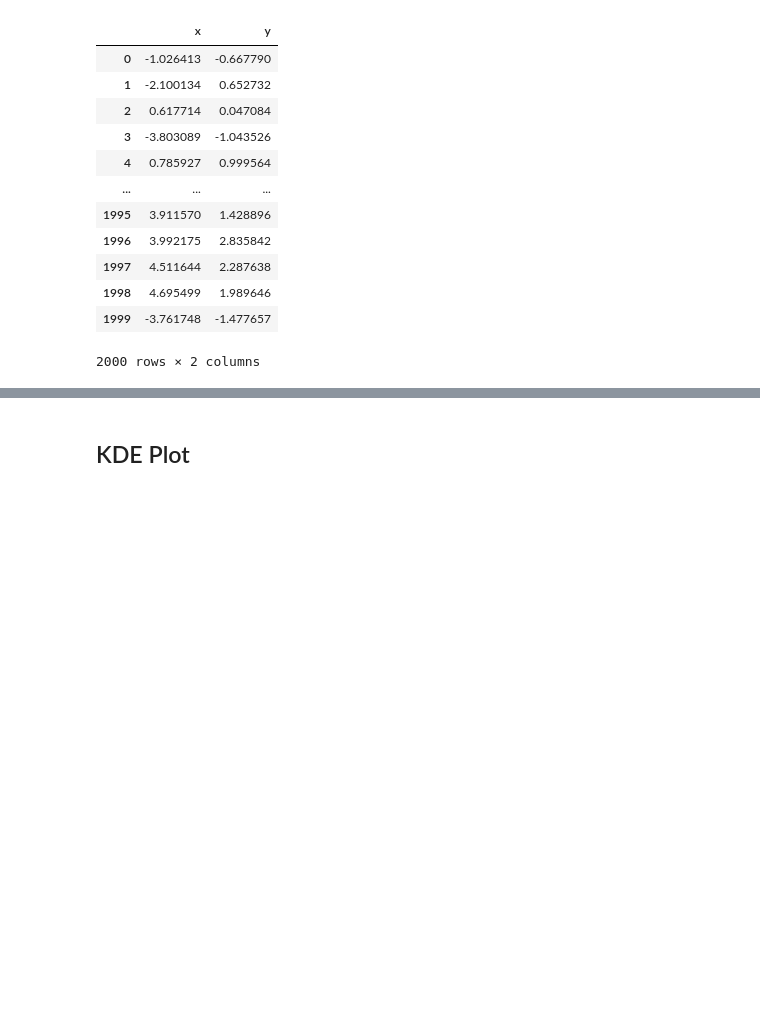
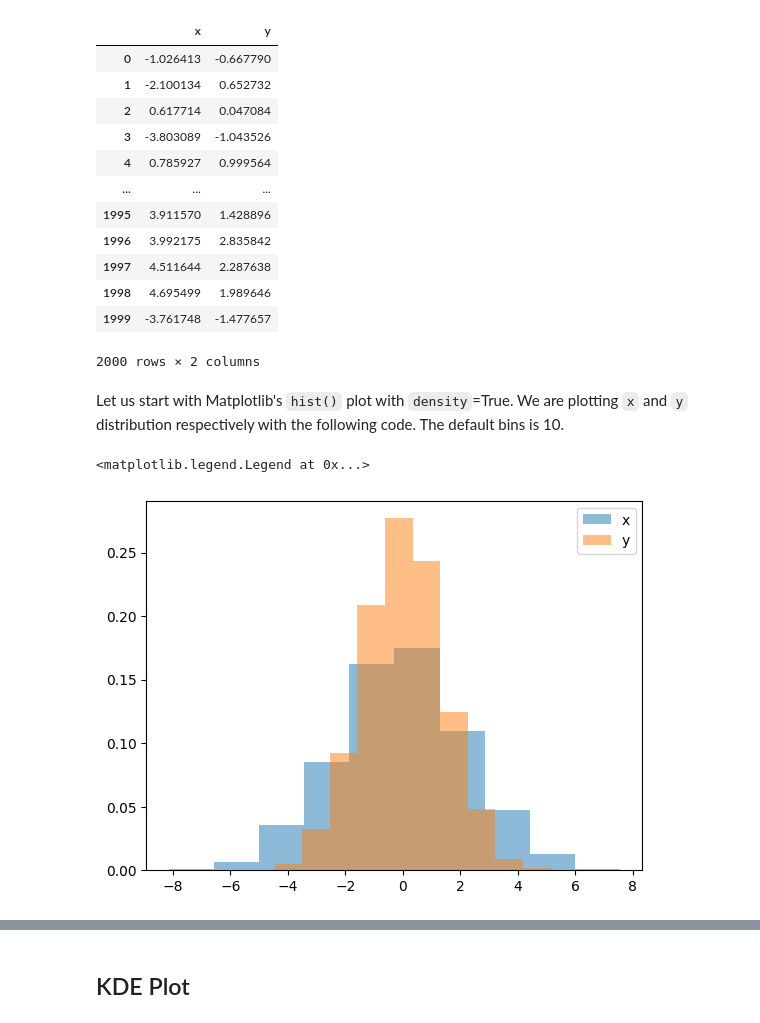
Before and after one commit to tychen742/thinkdsm, a Jupyter notebook: chapters/06-visualization/0606-vis-sns-intro.ipynb, the cells around one changed output, grey strips where cells are left out. Drawn from its saved outputs; the diff is of its cells as text; code cells hidden in the pictures; blank space fills up the shorter version.

```diff
--- a/chapters/06-visualization/0606-vis-sns-intro.ipynb
+++ b/chapters/06-visualization/0606-vis-sns-intro.ipynb
@@ -155,3 +157,12 @@ data
 | 1998 | 4.695499 | 1.989646 |
 | 1999 | -3.761748 | -1.477657 |
 2000 rows × 2 columns
+# %% [markdown]
+Let us start with Matplotlib's `hist()` plot with `density`=True. We are plotting `x` and `y` distribution respectively with the following code. The default bins is 10.
+# %%
+for col in 'xy':
+    plt.hist(data[col], density=True, alpha=0.5, label=col)
+plt.legend()
+# %% [output]
+<matplotlib.legend.Legend at 0x...>
+[figure, added]
```
Also changed, not shown: parts of 32 cells of this notebook.
